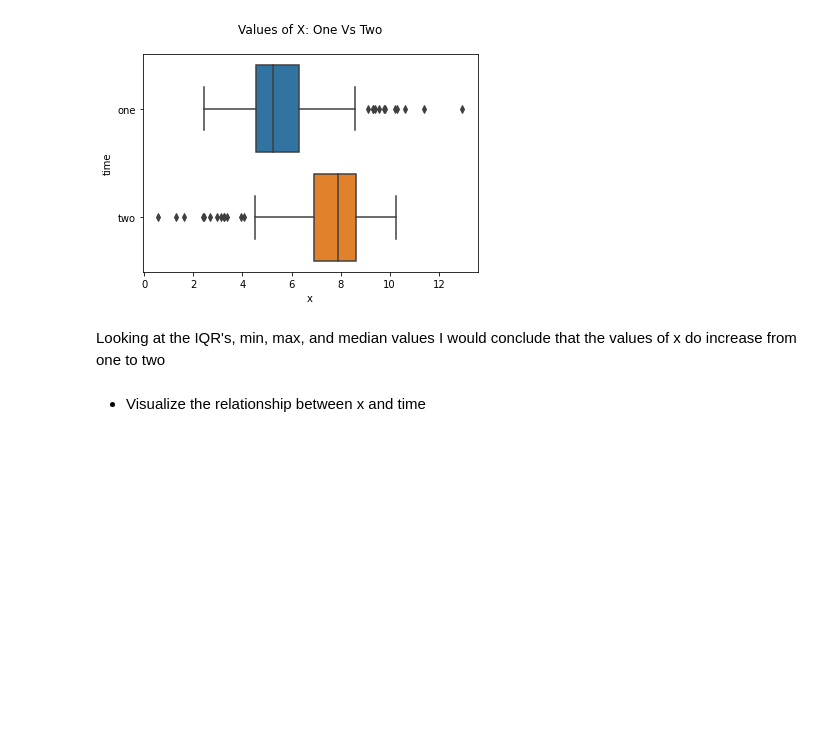
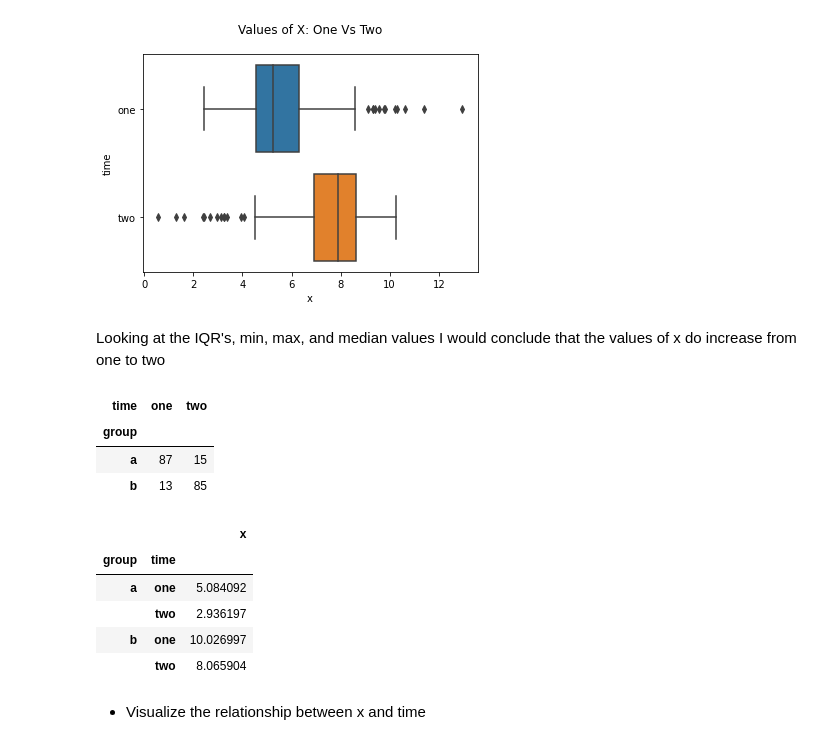
Before and after one commit to ForrestMccrosky/advanced-topics, a Jupyter notebook: exercise.ipynb, the cells around one changed output. Saved outputs shown, nothing was run; the diff lists cells and outputs as text; code cells hidden in the pictures; blank space fills up the shorter version.

```diff
--- a/exercise.ipynb
+++ b/exercise.ipynb
@@ -52,6 +52,22 @@ None
 [figure]
 # %% [markdown]
 Looking at the IQR's, min, max, and median values I would conclude that the values of x do increase from one to two
+# %%
+pd.crosstab(df1.group, df1.time)
+# %% [output]
+| time | one | two |
+| group |  |  |
+| a | 87 | 15 |
+| b | 13 | 85 |
+# %%
+df1.groupby(['group','time']).mean('x')
+# %% [output]
+|  |  | x |
+| group | time |  |
+| a | one | 5.084092 |
+|  | two | 2.936197 |
+| b | one | 10.026997 |
+|  | two | 8.065904 |
 # %% [markdown]
 * Visualize the relationship between x and time
 # %%
```
